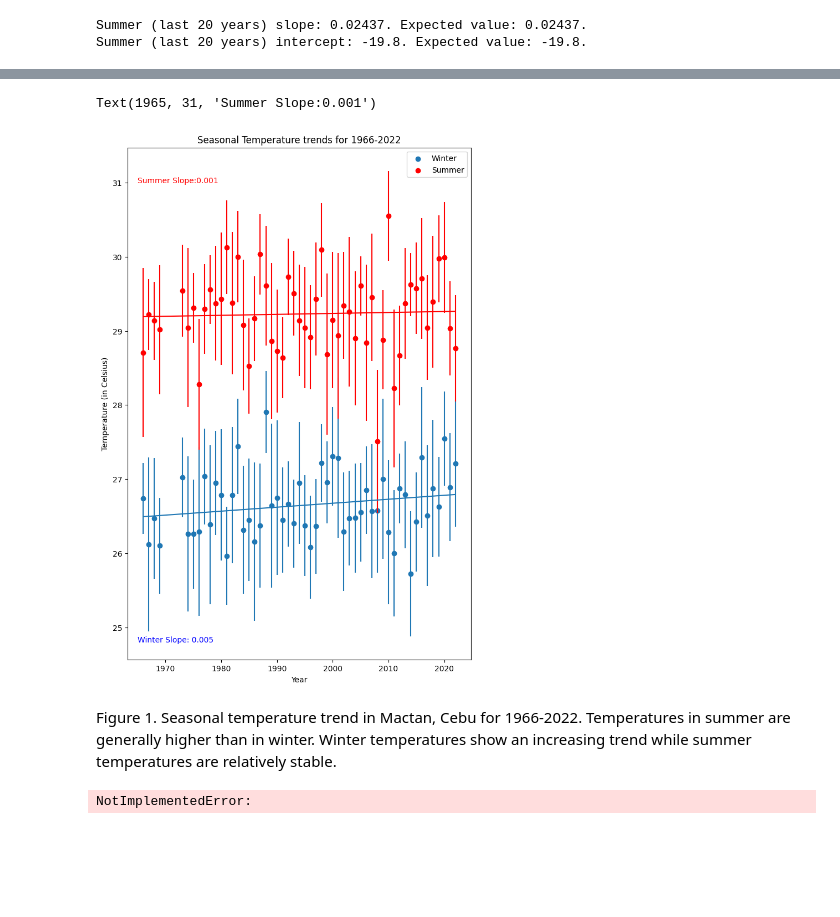
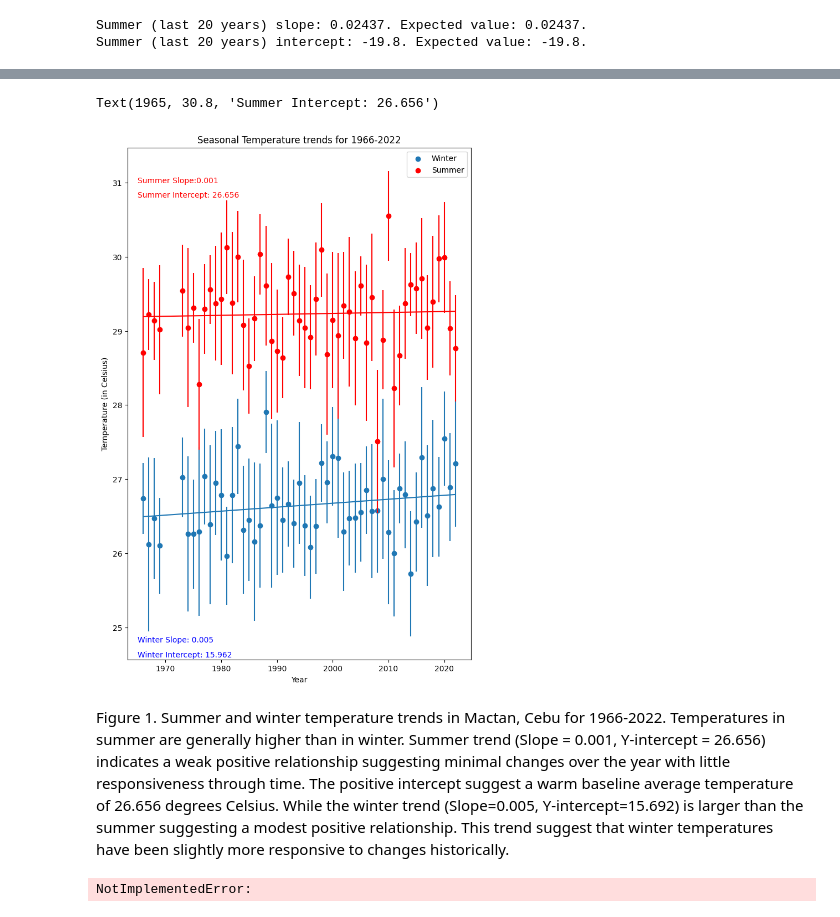
Before and after one commit to NIGS-GeoPython-2024/exercise-9-v2-ahsadsad, a Jupyter notebook: Exercise-9-problems-1-3.ipynb, the cells around one changed output, grey strips where cells are left out. Cells and saved outputs as stored; diff of their text form; code cells hidden in the pictures; blank space fills up the shorter version.

```diff
--- a/Exercise-9-problems-1-3.ipynb
+++ b/Exercise-9-problems-1-3.ipynb
@@ -187,37 +187,39 @@ fig, ax = plt.subplots(figsize=(8,12))
 
 ax.scatter(x, y_winter, label='Winter')
 ax.scatter(x, y_summer, color='red', label='Summer')
 ax.set_xlabel('Year')
 ax.set_ylabel('Temperature (in Celsius)')
 ax.set_title('Seasonal Temperature trends for 1966-2022')
 ax.legend()
 
 # add error bars
 ax.errorbar(x, y_winter, yerr=err_w, fmt='none')
 ax.errorbar(x, y_summer, yerr=err_s, fmt='none', ecolor='r')
 
 # plot regression line for winter
 y1 = A_winter + B_winter * x.min()
 y2 = A_winter + B_winter * x.max()
 x1 = x.min()
 x2 = x.max()
 
 ax.plot([x1, x2], [y1, y2])
 ax.text(1965, 24.8, f"Winter Slope: {B_winter:.3f}", color='blue')
+ax.text(1965, 24.6, f"Winter Intercept: {A_winter:.3f}", color='blue')
 
 # plot regression line for summer
 y3 = A_summer + B_summer * x.min()
 y4 = A_summer + B_summer * x.max()
 x3 = x.min()
 x4 = x.max()
 
 ax.plot([x3, x4], [y3, y4], color='red')
 ax.text(1965, 31, f"Summer Slope:{B_summer:.3f}", color='red')
+ax.text(1965, 30.8, f"Summer Intercept: {A_summer:.3f}", color='red')
 # %% [output]
-Text(1965, 31, 'Summer Slope:0.001')
+Text(1965, 30.8, 'Summer Intercept: 26.656')
-[figure, old version]
+[figure, new version]
-# %% [markdown]
-Figure 1. Seasonal temperature trend in Mactan, Cebu for 1966-2022. Temperatures in summer are generally higher than in winter. Winter temperatures show an increasing trend while summer temperatures are relatively stable.
+# %% [markdown]
+Figure 1. Summer and winter temperature trends in Mactan, Cebu for 1966-2022. Temperatures in summer are generally higher than in winter. Summer trend (Slope = 0.001, Y-intercept = 26.656) indicates a weak positive relationship suggesting minimal changes over the year with little responsiveness through time. The positive intercept suggest a warm baseline average temperature of 26.656 degrees Celsius. While the winter trend (Slope=0.005, Y-intercept=15.692) is larger than the summer suggesting a modest positive relationship. This trend suggest that winter temperatures have been slightly more responsive to changes historically.
 # %%
 # Plot for last 20 years goes here
 
```
Also changed, not shown: parts of 7 cells of this notebook.
